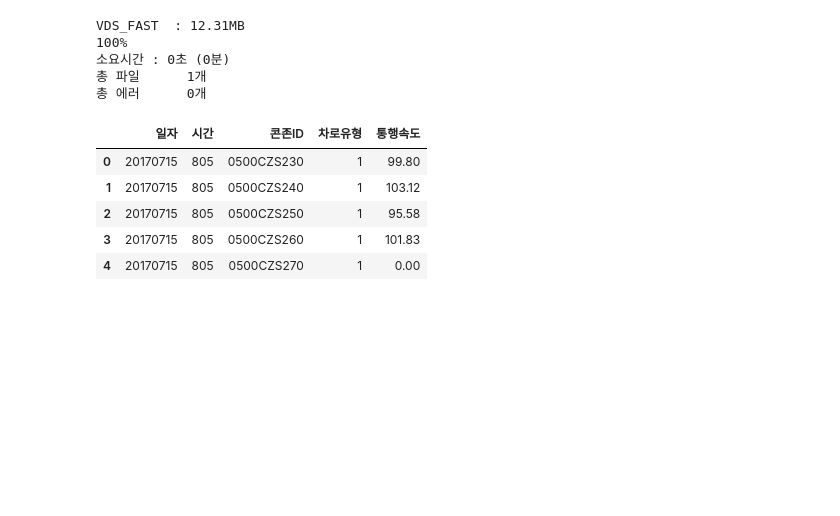
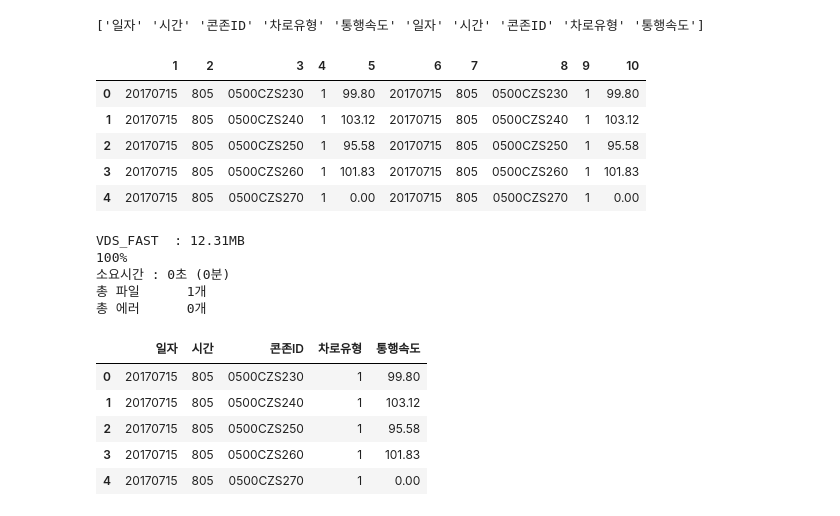
Before and after one commit to ghghtygh/akc_rproject, a Jupyter notebook: 교통량처리.ipynb, the cells around one changed output. Saved outputs shown, nothing was run; the diff lists cells and outputs as text; code cells hidden in the pictures; blank space fills up the shorter version.

```diff
--- a/교통량처리.ipynb
+++ b/교통량처리.ipynb
@@ -18 +52,23 @@ def Merges(list1, list2):
+# %%
+#cols=df2_1000.columns.values
+#c = pd.DataFrame({'콘존ID':['d'],"위도":[0],"경도":[0]})
+a = df2_1000
+b = df2_1000
+cols = a.columns.values
+cols = np.append(cols,b.columns.values)
+for c in cols:
+    for c2 in cols:
+
+    if c == c2
+c = Merges(a,b)
+print(cols)
+c.head(5)
+# %% [output]
+['일자' '시간' '콘존ID' '차로유형' '통행속도' '일자' '시간' '콘존ID' '차로유형' '통행속도']
+|  | 1 | 2 | 3 | 4 | 5 | 6 | 7 | 8 | 9 | 10 |
+| 0 | 20170715 | 805 | 0500CZS230 | 1 | 99.80 | 20170715 | 805 | 0500CZS230 | 1 | 99.80 |
+| 1 | 20170715 | 805 | 0500CZS240 | 1 | 103.12 | 20170715 | 805 | 0500CZS240 | 1 | 103.12 |
+| 2 | 20170715 | 805 | 0500CZS250 | 1 | 95.58 | 20170715 | 805 | 0500CZS250 | 1 | 95.58 |
+| 3 | 20170715 | 805 | 0500CZS260 | 1 | 101.83 | 20170715 | 805 | 0500CZS260 | 1 | 101.83 |
+| 4 | 20170715 | 805 | 0500CZS270 | 1 | 0.00 | 20170715 | 805 | 0500CZS270 | 1 | 0.00 |
 # %%
```
Also changed, not shown: parts of 15 cells of this notebook, 3 other files.
